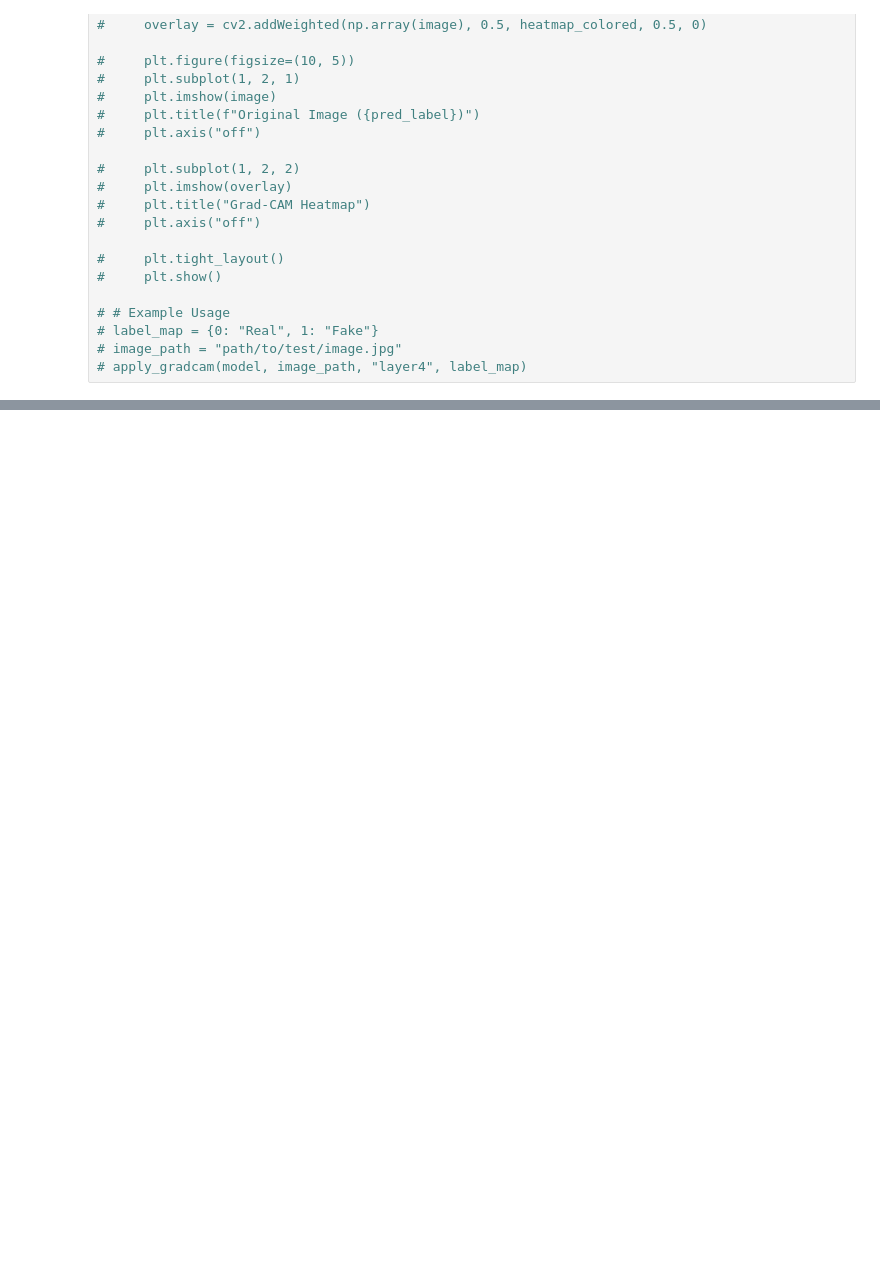
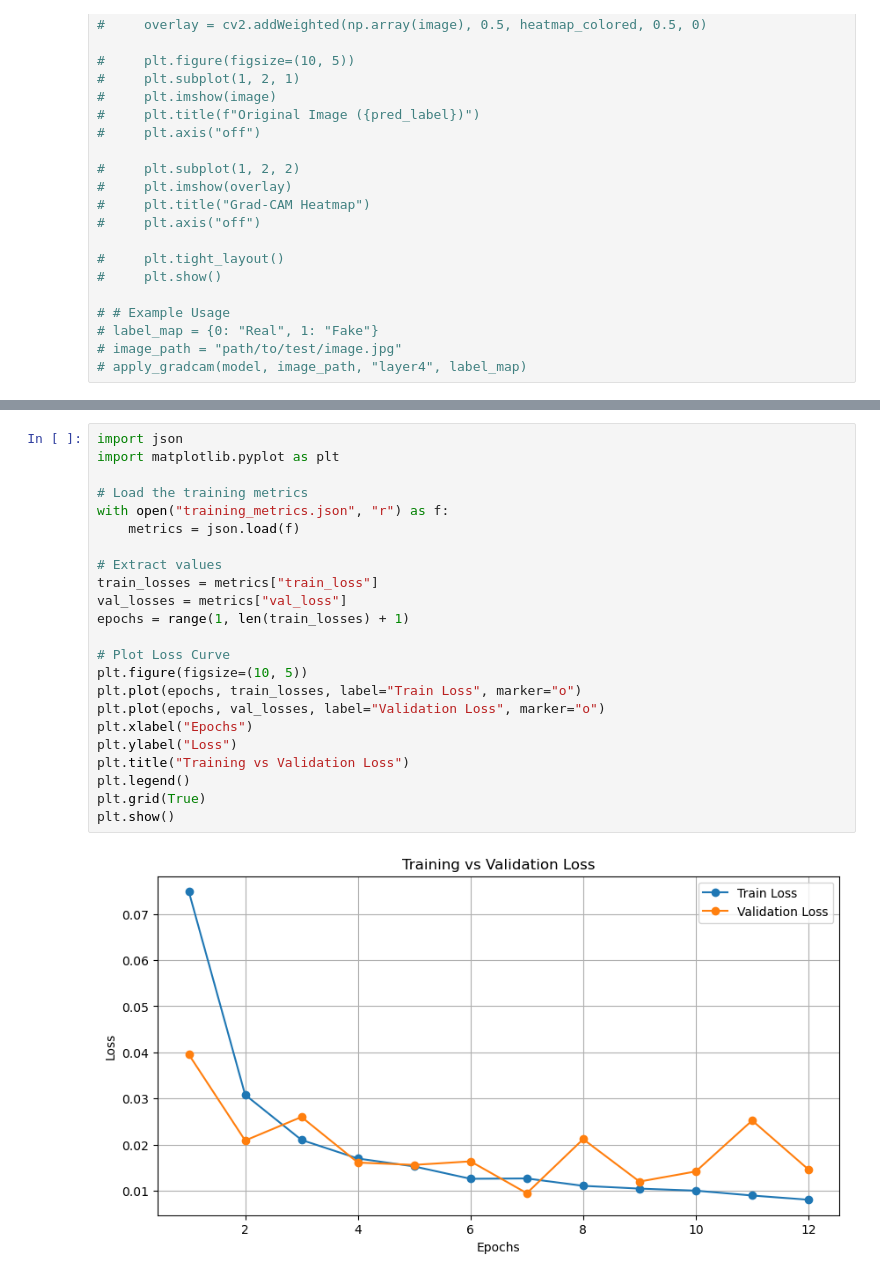
Before and after one commit to AsenSirakov/Deep_Learning_2024_Soft_uni, a Jupyter notebook: Project/Models.ipynb, the cells around one changed output, grey strips where cells are left out. Cells and saved outputs as stored; diff of their text form; blank space fills up the shorter version.

```diff
--- a/Project/Models.ipynb
+++ b/Project/Models.ipynb
@@ -710,0 +591,25 @@ print("Training Complete.")
+# %%
+import json
+import matplotlib.pyplot as plt
+
+# Load the training metrics
+with open("training_metrics.json", "r") as f:
+    metrics = json.load(f)
+
+# Extract values
+train_losses = metrics["train_loss"]
+val_losses = metrics["val_loss"]
+epochs = range(1, len(train_losses) + 1)
+
+# Plot Loss Curve
+plt.figure(figsize=(10, 5))
+plt.plot(epochs, train_losses, label="Train Loss", marker="o")
+plt.plot(epochs, val_losses, label="Validation Loss", marker="o")
+plt.xlabel("Epochs")
+plt.ylabel("Loss")
+plt.title("Training vs Validation Loss")
+plt.legend()
+plt.grid(True)
+plt.show()
+# %% [output]
+[figure, added]
```
Also changed, not shown: parts of 9 cells of this notebook.
